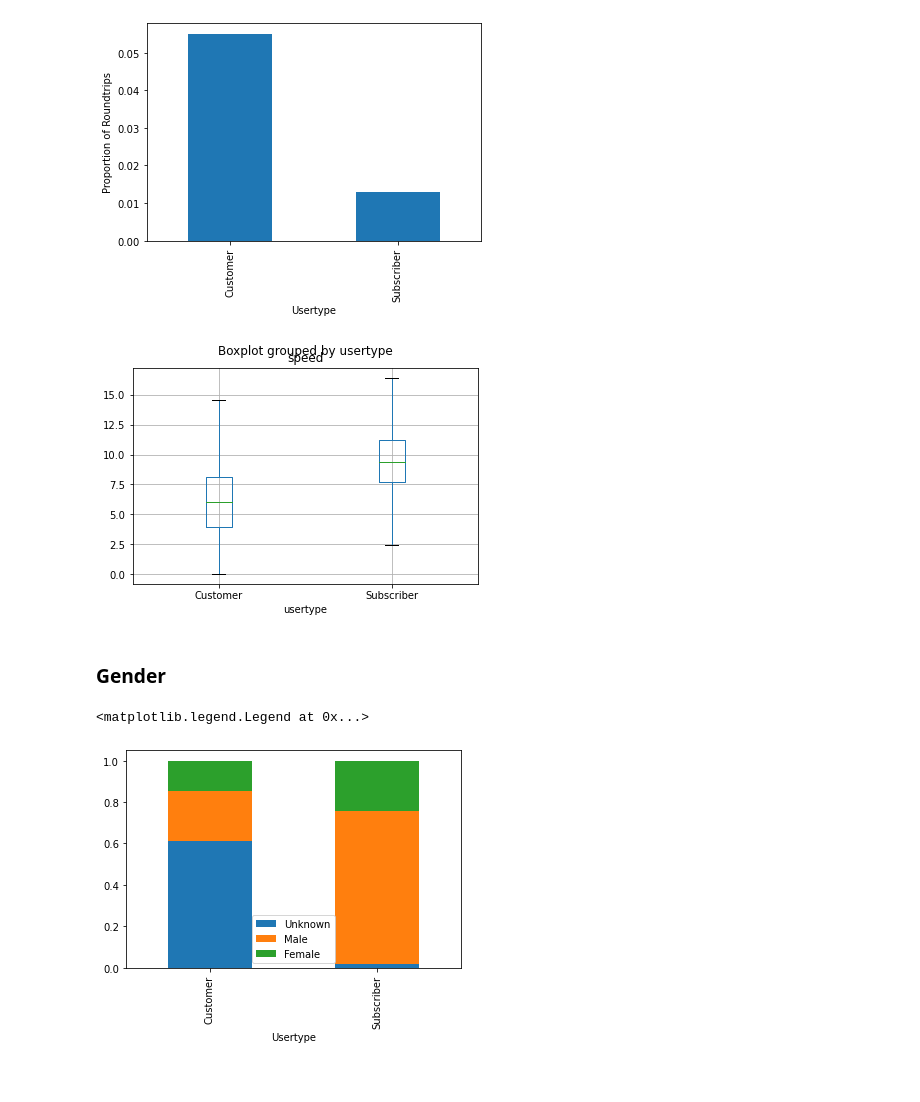
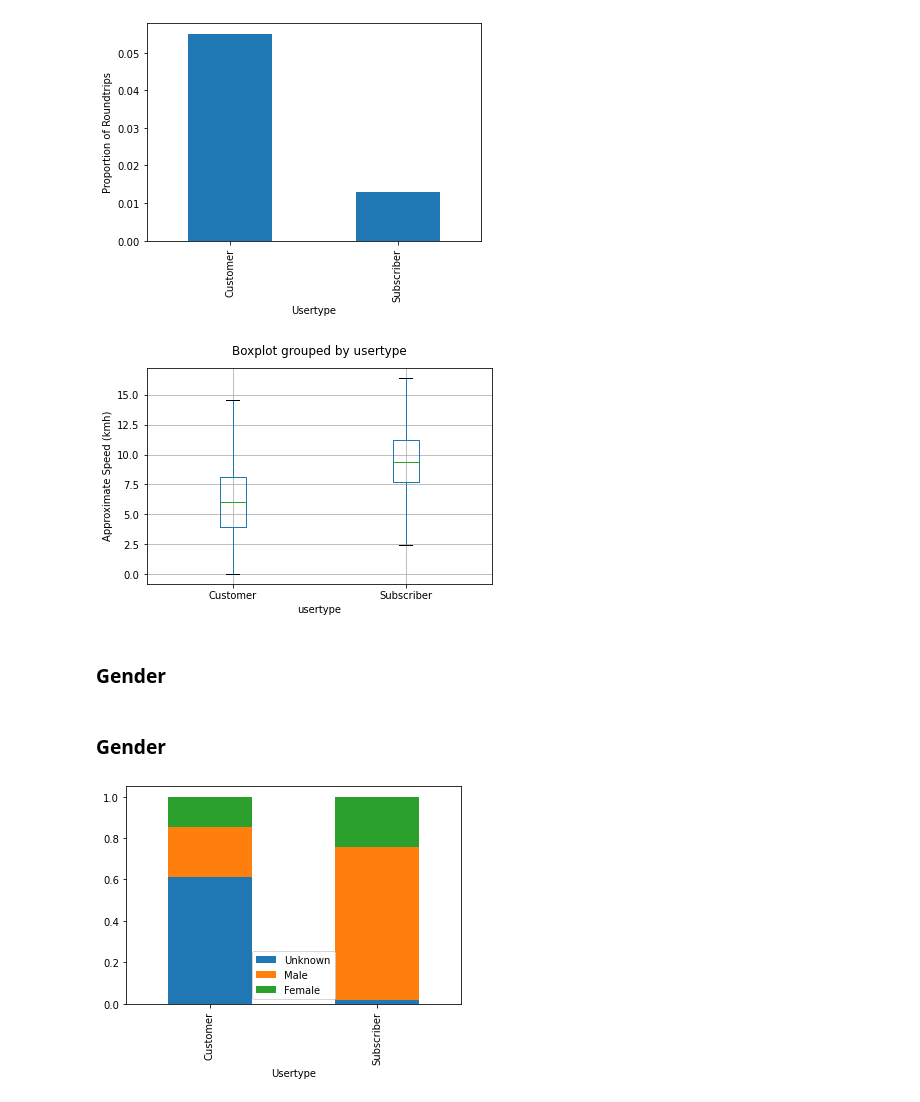
Before and after one commit to TWagner2/AXAChallenge, a Jupyter notebook: Analysis.ipynb, the cells around one changed output. Drawn from its saved outputs; the diff is of its cells as text; code cells hidden in the pictures.

```diff
--- a/Analysis.ipynb
+++ b/Analysis.ipynb
@@ -118,16 +108,19 @@ ax = counts.loc[True].plot.bar(ylabel="Proportion of Roundtrips",xlabel="Usertyp
 [figure]
 # %%
 ax=data_train[data_train["roundtrip"]==False].boxplot("speed",by="usertype",showfliers=False)
+ax.set_title("")
+ax.set_ylabel("Approximate Speed (kmh)");
 # %% [output]
-[figure, old version]
+[figure, new version]
 # %% [markdown]
 ### Gender
+# %% [markdown]
+### Gender
 # %%
 counts = data_train.groupby(["usertype","gender"]).size()
 counts = counts/counts.groupby(level=0).sum() #Proportion in each group
 counts=counts.unstack()
 ax=counts.plot.bar(stacked=True,legend=["unknown","male","female"],xlabel="Usertype")
-ax.legend(["Unknown","Male","Female"])
+_=ax.legend(["Unknown","Male","Female"])
 # %% [output]
-<matplotlib.legend.Legend at 0x...>
 [figure]
```
Also changed, not shown: parts of 12 cells of this notebook.
